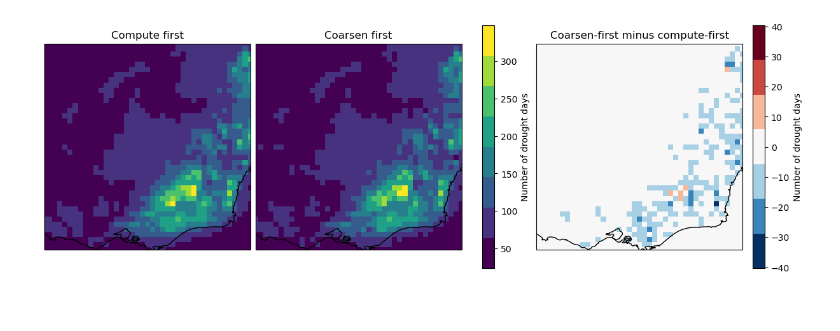
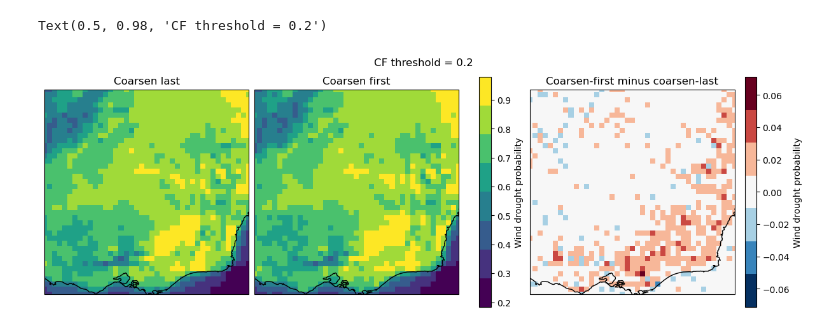
Before and after one commit to 21centuryweather/GC26-wind-droughts-data-choice, a Jupyter notebook: ts1181/analysis.ipynb, the cells around one changed output. Drawn from its saved outputs; the diff is of its cells as text; code cells hidden in the pictures.

```diff
--- a/ts1181/analysis.ipynb
+++ b/ts1181/analysis.ipynb
@@ -42,3 +40,0 @@ va100m = catalog.search(
-# %%
-ua100m = ua100m["ua100m"]
-va100m = va100m["va100m"]
@@ -81,10 +41,3 @@ def plot_diff(da1, da2):
-# %%
-def coarsen(da):
-    return da.coarsen({"lon": 6, "lat": 6}, boundary="trim").mean()
-
-
-def n_drought(da, thresh):
-    return (da < thresh).sum("time")
 # %%
 REGION = {"lat": slice(-39, -29), "lon": slice(141, 151)}
 TIMESPAN = {"time": slice(np.datetime64("2024-01-01"), None)}
@@ -93,11 +175,16 @@ wspd = np.sqrt(ua100m.sel(sel) ** 2 + va100m.sel(sel) ** 2)
 # %%
-n_drought_compute_coarsen = coarsen(n_drought(wspd, thresh=1.5).compute())
-n_drought_coarsen_compute = n_drought(coarsen(wspd).compute(), thresh=1.5)
+coarsen_last = coarsen(
+    probability_drought(wspd, thresh=0.1, window=3), factor=6
+).compute()
+coarsen_first = probability_drought(
+    coarsen(wspd, factor=6), thresh=0.1, window=3
+).compute()
 
-axs, meshes, cbars = plot_diff(n_drought_compute_coarsen, n_drought_coarsen_compute)
-axs[0].set_title("Compute first")
+fig, axs, meshes, cbars = plot_diff(coarsen_last, coarsen_first)
+axs[0].set_title("Coarsen last")
 axs[1].set_title("Coarsen first")
-axs[2].set_title("Coarsen-first minus compute-first")
+axs[2].set_title("Coarsen-first minus coarsen-last")
 for c in cbars:
-    c.set_label("Number of drought days")
+    c.set_label("Wind drought probability")
+fig.suptitle("CF threshold = 0.1")
 # %% [output]
@@ -105,12 +193,18 @@ for c in cbars:
 # %%
-n_drought_compute_coarsen = coarsen(n_drought(wspd, thresh=3.0).compute())
-n_drought_coarsen_compute = n_drought(coarsen(wspd).compute(), thresh=3.0)
+coarsen_last = coarsen(
+    probability_drought(wspd, thresh=0.2, window=3), factor=6
+).compute()
+coarsen_first = probability_drought(
+    coarsen(wspd, factor=6), thresh=0.2, window=3
+).compute()
 
-axs, meshes, cbars = plot_diff(n_drought_compute_coarsen, n_drought_coarsen_compute)
-axs[0].set_title("Compute first")
+fig, axs, meshes, cbars = plot_diff(coarsen_last, coarsen_first)
+axs[0].set_title("Coarsen last")
 axs[1].set_title("Coarsen first")
-axs[2].set_title("Coarsen-first minus compute-first")
+axs[2].set_title("Coarsen-first minus coarsen-last")
 for c in cbars:
-    c.set_label("Number of drought days")
+    c.set_label("Wind drought probability")
+fig.suptitle("CF threshold = 0.2")
 # %% [output]
+Text(0.5, 0.98, 'CF threshold = 0.2')
-[figure, old version]
+[figure, new version]
```
Also changed, not shown: parts of 16 cells of this notebook.
